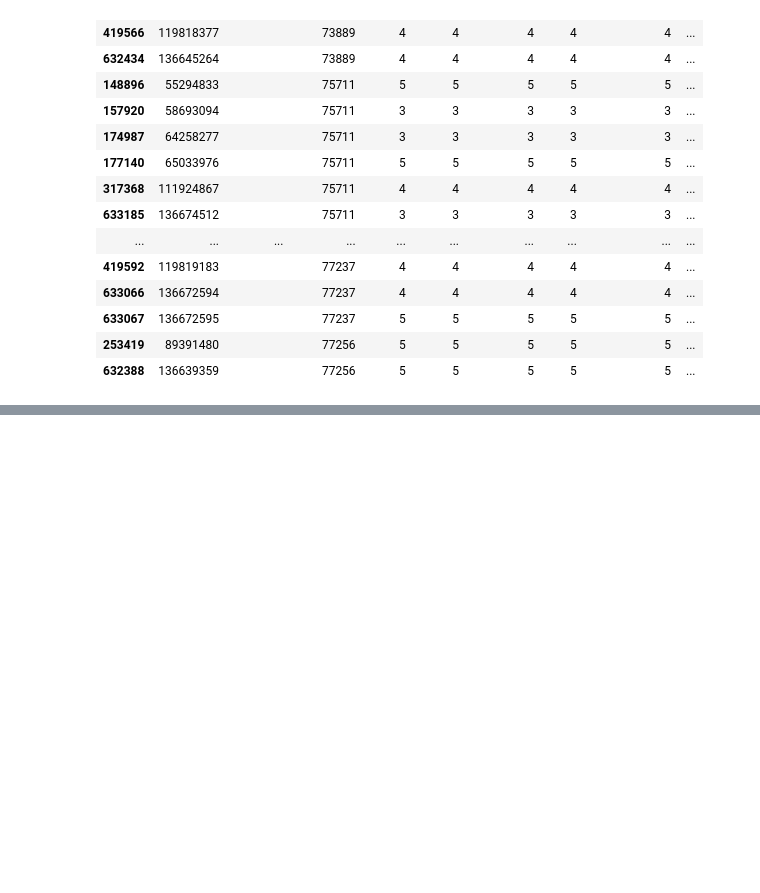
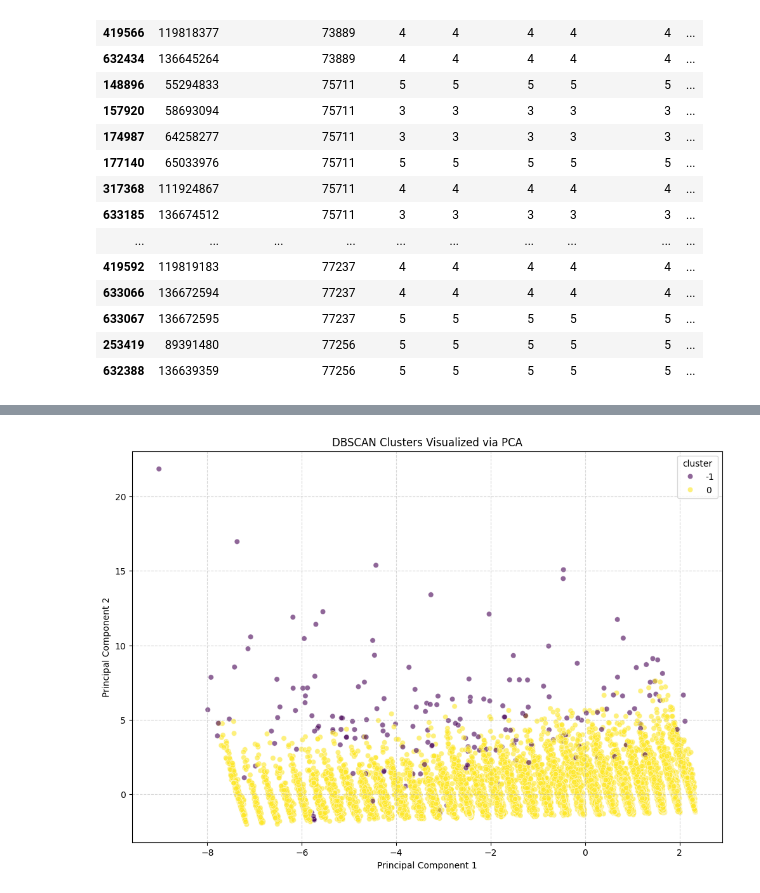
Before and after one commit to lucasnyc/is5126-assignment1, a Jupyter notebook: lucas/02_exploratory_analysis_lucas.ipynb, the cells around one changed output, grey strips where cells are left out. Drawn from its saved outputs; the diff is of its cells as text; code cells hidden in the pictures; blank space fills up the shorter version.

```diff
--- a/lucas/02_exploratory_analysis_lucas.ipynb
+++ b/lucas/02_exploratory_analysis_lucas.ipynb
@@ -529,0 +642,24 @@ Number of duplicate reviews (same author + hotel + text): 1550
+# %%
+# reduce to 2D
+pca = PCA(n_components=2)
+pca_results = pca.fit_transform(X_scaled)
+
+df_sample['pca_one'] = pca_results[:, 0]
+df_sample['pca_two'] = pca_results[:, 1]
+# %%
+plt.figure(figsize=(12, 8))
+sns.scatterplot(
+    x="pca_one", y="pca_two",
+    hue="cluster",
+    palette="viridis",
+    data=df_sample,
+    legend="full",
+    alpha=0.6
+)
+
+plt.title('DBSCAN Clusters Visualized via PCA')
+plt.xlabel('Principal Component 1')
+plt.ylabel('Principal Component 2')
+plt.grid(True, linestyle='--', alpha=0.5)
+# %% [output]
+[figure, added]
```
Also changed, not shown: parts of 10 cells of this notebook.
